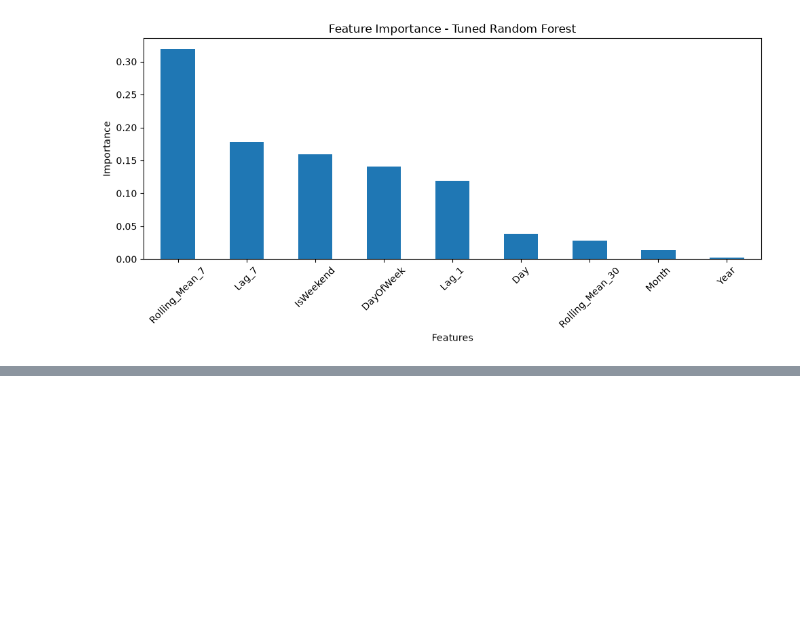
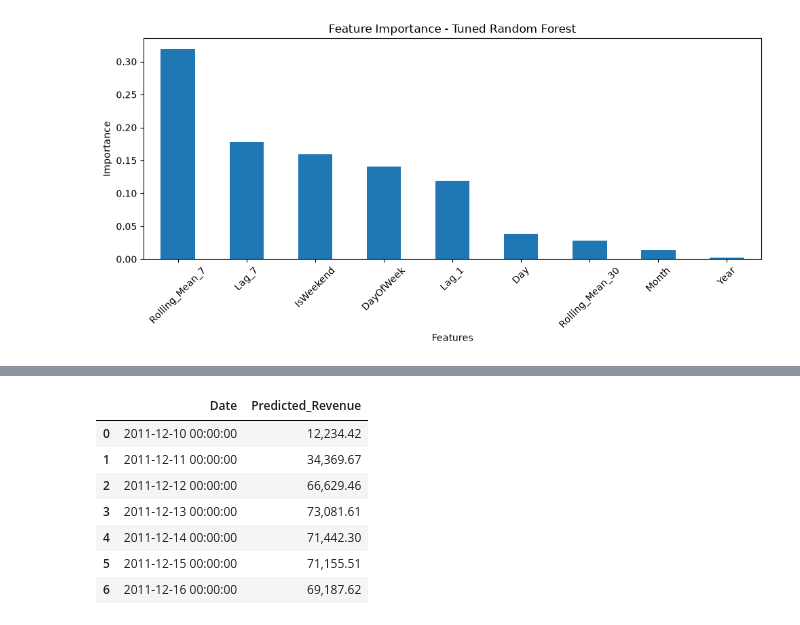
Before and after one commit to quangminh090999-prog/Data-Science-online-shopping-behavior, a Jupyter notebook: notebook/modeling.ipynb, the cells around one changed output, grey strips where cells are left out. Cells and saved outputs as stored; diff of their text form; code cells hidden in the pictures; blank space fills up the shorter version.

```diff
--- a/notebook/modeling.ipynb
+++ b/notebook/modeling.ipynb
@@ -424,0 +454,57 @@ plt.show()
+# %%
+
+# Sao chép lịch sử doanh thu
+future_history = daily_df["Revenue"].tolist()
+
+# Ngày cuối cùng trong dữ liệu
+last_date = daily_df["Date"].max()
+
+future_predictions = []
+
+# Dự đoán 7 ngày tiếp theo
+for i in range(1, 8):
+
+    forecast_date = last_date + pd.Timedelta(days=i)
+
+    # Tạo đặc trưng
+    future_features = pd.DataFrame([{
+        "Year": forecast_date.year,
+        "Month": forecast_date.month,
+        "Day": forecast_date.day,
+        "DayOfWeek": forecast_date.dayofweek,
+        "IsWeekend": int(forecast_date.dayofweek >= 5),
+        "Lag_1": future_history[-1],
+        "Lag_7": future_history[-7],
+        "Rolling_Mean_7": np.mean(future_history[-7:]),
+        "Rolling_Mean_30": np.mean(future_history[-30:])
+    }])
+
+    # Dự đoán
+    predicted_revenue = best_rf.predict(future_features)[0]
+
+    # Lưu kết quả
+    future_predictions.append({
+        "Date": forecast_date,
+        "Predicted_Revenue": predicted_revenue
+    })
+
+    # Bổ sung kết quả dự đoán vào lịch sử
+    future_history.append(predicted_revenue)
+
+# Hiển thị kết quả
+future_df = pd.DataFrame(future_predictions)
+
+display(
+    future_df.style.format({
+        "Predicted_Revenue": "{:,.2f}"
+    })
+)
+# %% [output]
+|  | Date | Predicted_Revenue |
+| 0 | 2011-12-10 00:00:00 | 12,234.42 |
+| 1 | 2011-12-11 00:00:00 | 34,369.67 |
+| 2 | 2011-12-12 00:00:00 | 66,629.46 |
+| 3 | 2011-12-13 00:00:00 | 73,081.61 |
+| 4 | 2011-12-14 00:00:00 | 71,442.30 |
+| 5 | 2011-12-15 00:00:00 | 71,155.51 |
+| 6 | 2011-12-16 00:00:00 | 69,187.62 |
```
Also changed, not shown: parts of 2 cells of this notebook, 1 other file.
